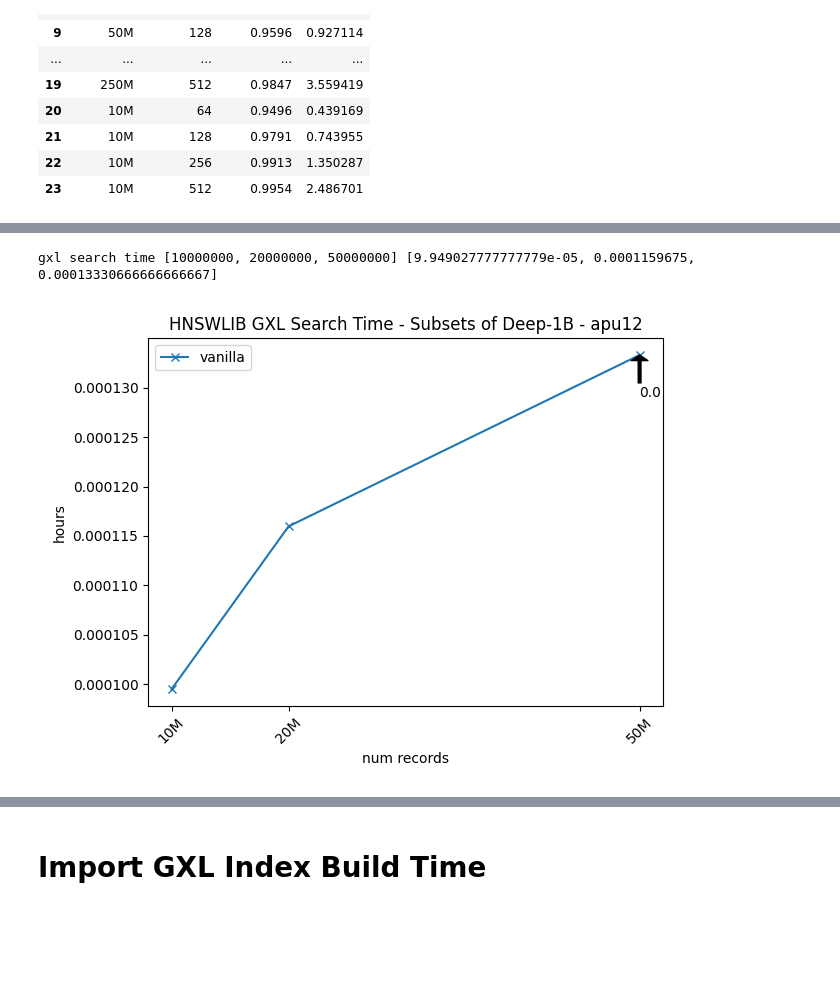
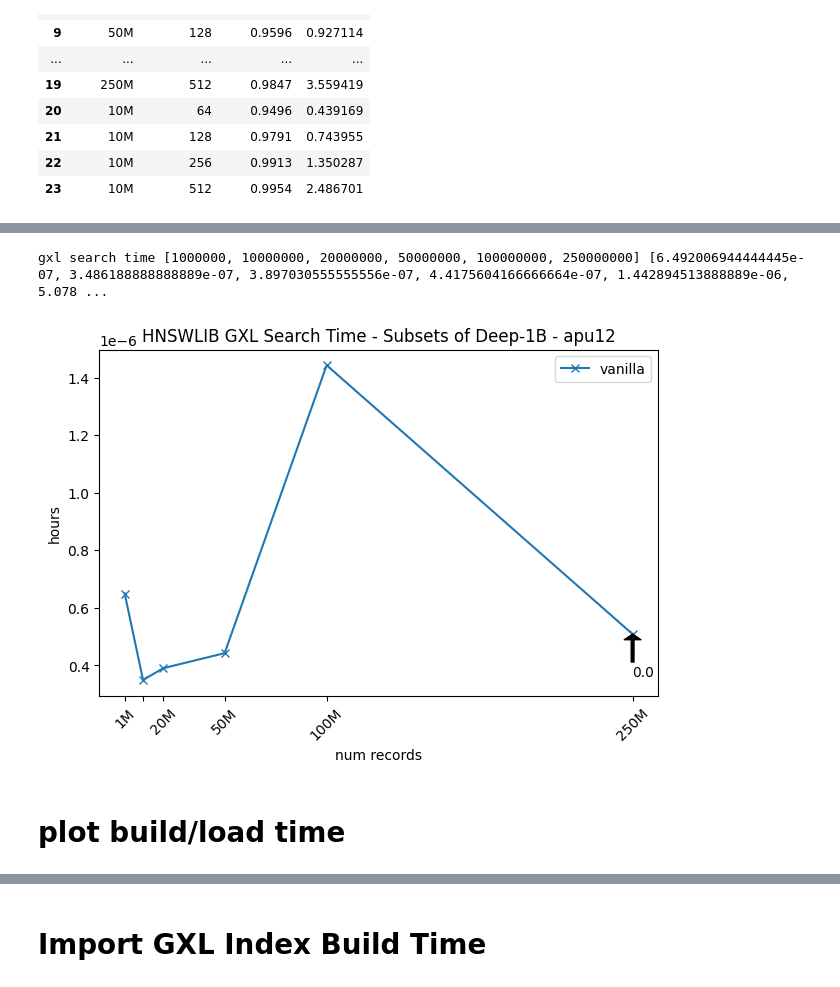
Before and after one commit to iamsabhoho/hnswlib, a Jupyter notebook: gsi/hnswlib_test/analyze.ipynb, the cells around one changed output, grey strips where cells are left out. Saved outputs shown, nothing was run; the diff lists cells and outputs as text; code cells hidden in the pictures; blank space fills up the shorter version.

Commit message:
update index build

```diff
--- a/gsi/hnswlib_test/analyze.ipynb
+++ b/gsi/hnswlib_test/analyze.ipynb
@@ -482,37 +443,38 @@ for idx in avg_search_wall_time.index:
     y = avg_search_wall_time[idx]/(1000*60.0*60.0)
     ys.append(y)
 print("gxl search time", xs, ys)
 
 # plot the lines and label the plot
 fig, ax = plt.subplots()
 
 #
 # only show the wall time lines
 #
 ax.plot(xs, ys, marker='x', label='vanilla')
 ax.set_ylabel('hours')
 ax.set_xlabel('num records')
 ax.set_xticks(xs)
 
 # don't show all xticks near the start since they bunch up
-#ax.set_xticklabels(['10M', '20M', '50M', '100M', '250M', '500M'], rotation = 45)
-ax.set_xticklabels(['10M', '20M', '50M', '100M', '250M'], rotation = 45)
+ax.set_xticklabels(['1M', '', '20M', '50M', '100M', '250M'], rotation = 45)
 
 #
 # annotate last data point in lines of interest
 latest_hours = "%.1f" % ys[-1]
 ax.annotate(latest_hours, xy=(xs[-1],ys[-1]), xytext=(0.0,-30),
             textcoords="offset points",
             arrowprops=dict(facecolor='black',width=2,headlength=4),
             )
 
 ax.set_title("HNSWLIB GXL Search Time - Subsets of Deep-1B - apu12")
 ax.legend(loc='best')
 fig.tight_layout()
 fig.savefig("results/vis/gxl_hnswlib_search_walltime.png")
 # %% [output]
-gxl search time [10000000, 20000000, 50000000] [9.949027777777779e-05, 0.0001159675, 0.00013330666666666667]
+gxl search time [1000000, 10000000, 20000000, 50000000, 100000000, 250000000] [6.492006944444445e-07, 3.486188888888889e-07, 3.897030555555556e-07, 4.4175604166666664e-07, 1.442894513888889e-06, 5.078 ...
-[figure, old version]
+[figure, new version]
+# %% [markdown]
+# plot build/load time
 # %%
 # plot one line of latest, matching label with the og notebook
 # Plot import/train times
```
Also changed, not shown: parts of 28 cells of this notebook.
